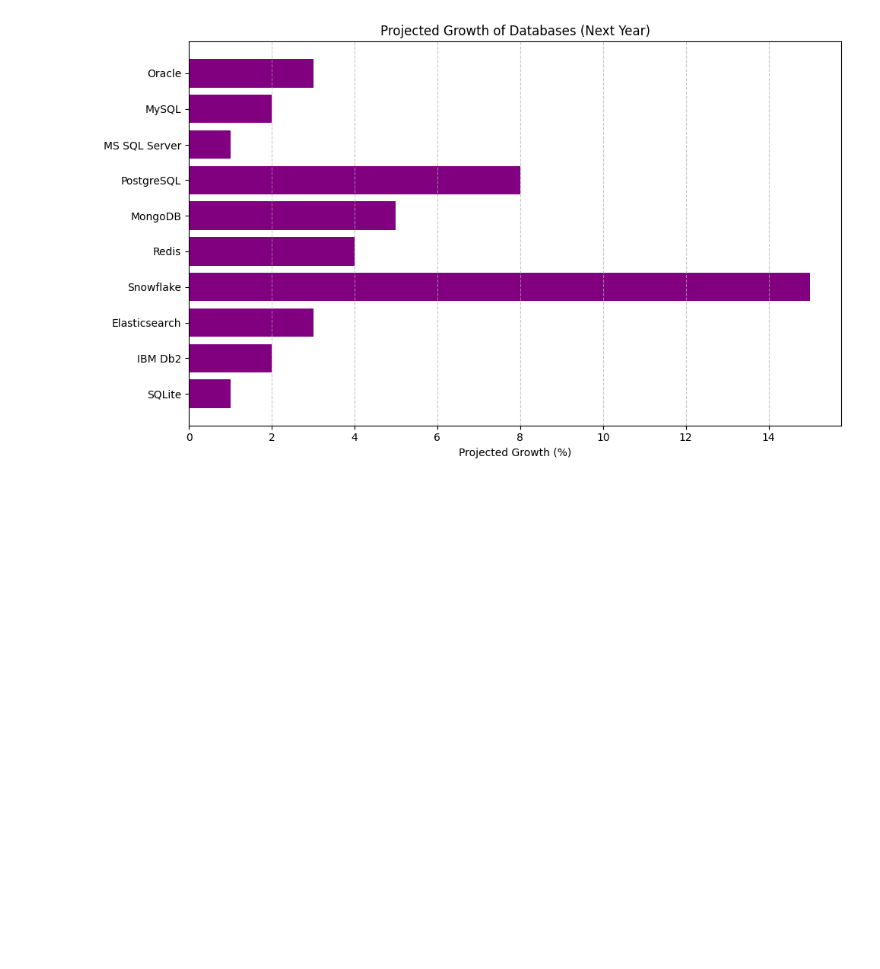
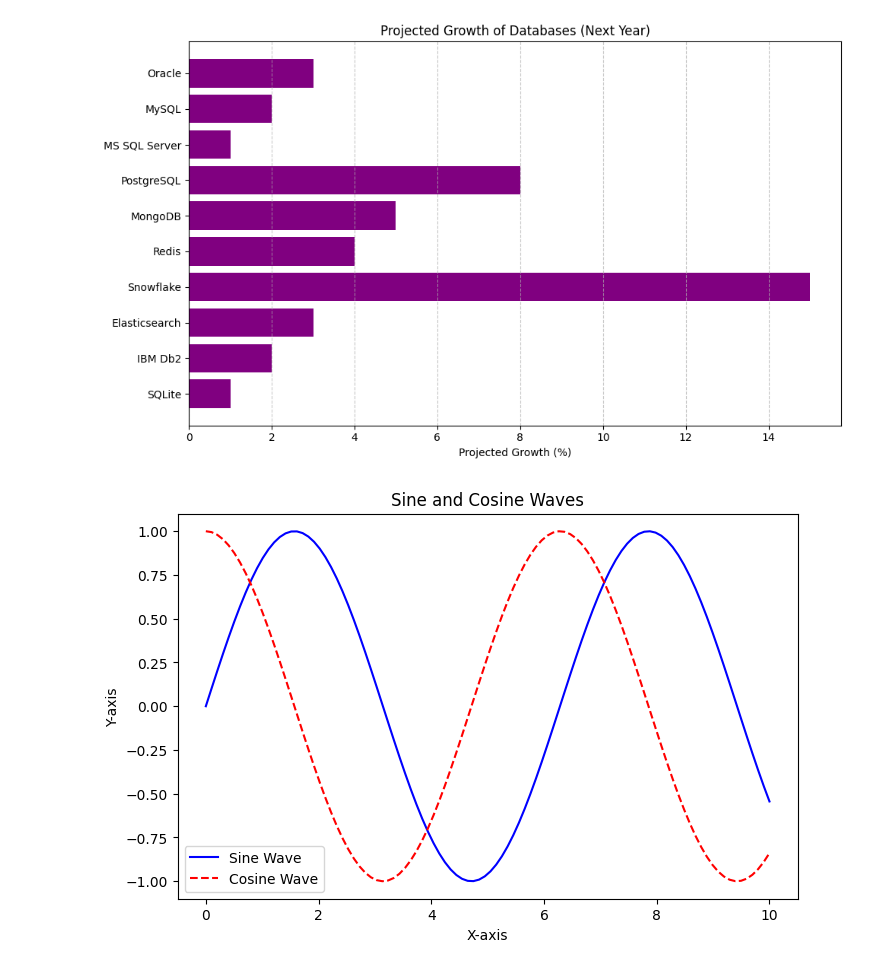
Before and after one commit to EhSlashEh/NPower-Capstone, a Jupyter notebook: Capstone.ipynb, the cells around one changed output. Cells and saved outputs as stored; diff of their text form; code cells hidden in the pictures; blank space fills up the shorter version.

```diff
--- a/Capstone.ipynb
+++ b/Capstone.ipynb
@@ -59,3 +111,31 @@ plt.show()
 # %% [output]
 [figure]
 [figure]
+# %%
+import matplotlib.pyplot as plt
+import numpy as np
+
+# Generate sample data
+x = np.linspace(0, 10, 100)
+y1 = np.sin(x)  # First graph: Sine wave
+y2 = np.cos(x)  # Second graph: Cosine wave
+
+# Create the plot
+plt.figure(figsize=(8, 5))
+
+# Plot both graphs
+plt.plot(x, y1, label="Sine Wave", color="blue", linestyle="-")
+plt.plot(x, y2, label="Cosine Wave", color="red", linestyle="--")
+
+# Add labels and title
+plt.xlabel("X-axis")
+plt.ylabel("Y-axis")
+plt.title("Sine and Cosine Waves")
+
+# Show legend
+plt.legend()
+
+# Show the plot
+plt.show()
+# %% [output]
+[figure, added]
```
Also changed, not shown: parts of 7 cells of this notebook.
